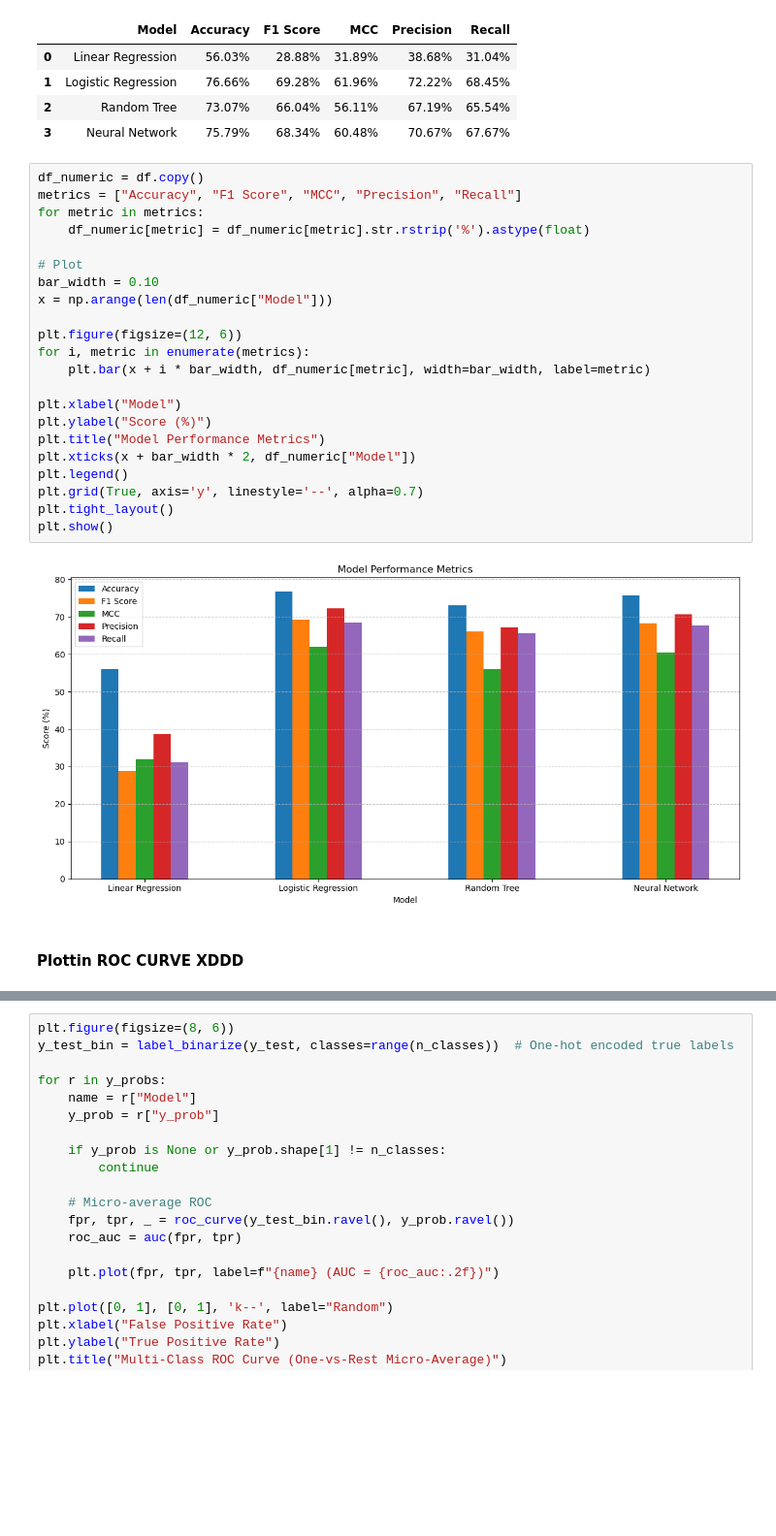
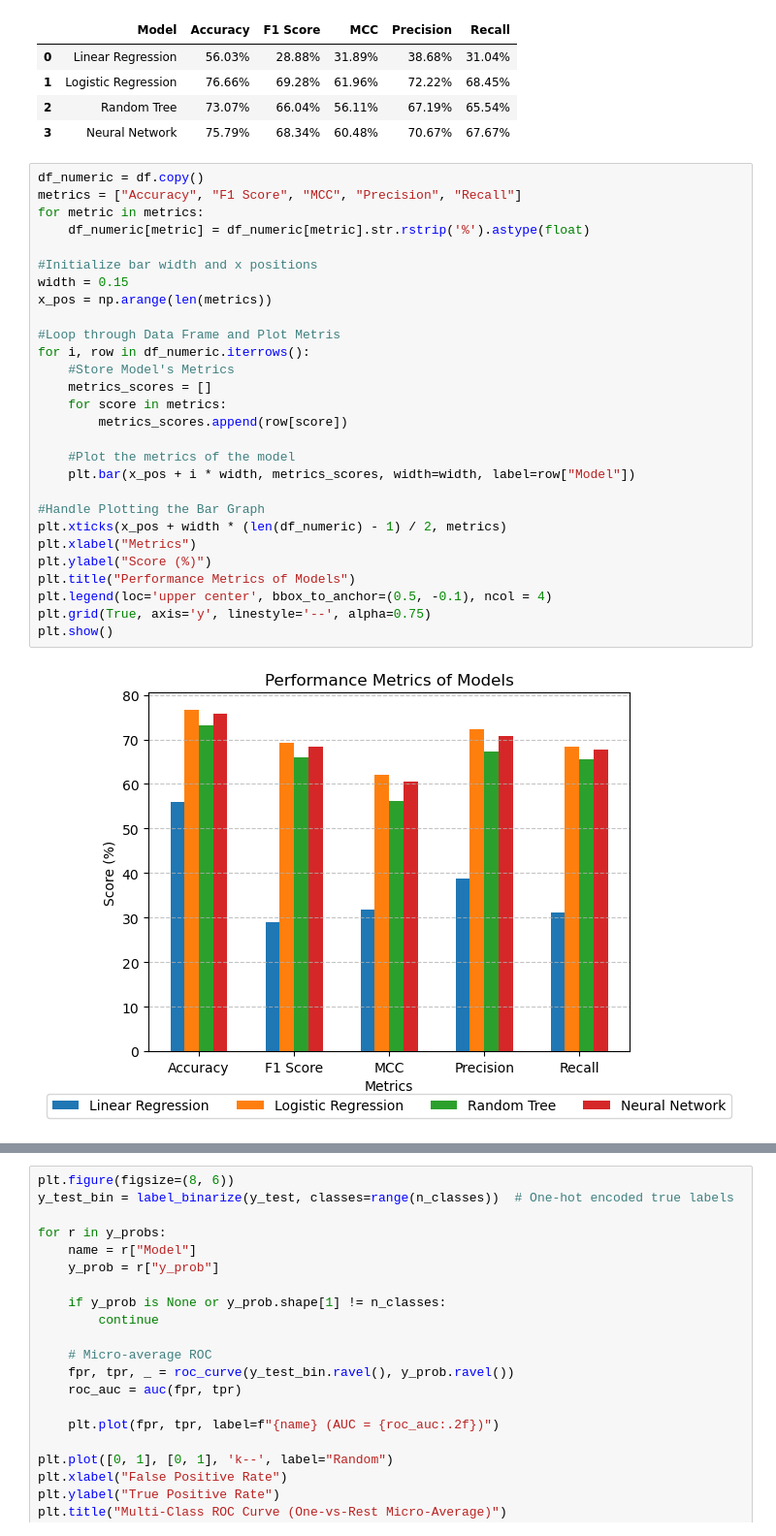
Before and after one commit to ethancla/student-success-ml, a Jupyter notebook: model_evaluations.ipynb, the cells around one changed output, grey strips where cells are left out. Shown at 97% size. Drawn from its saved outputs; the diff is of its cells as text; blank space fills up the shorter version.

Commit message:
Actual Updated Plots

```diff
--- a/model_evaluations.ipynb
+++ b/model_evaluations.ipynb
@@ -102,29 +102,33 @@ display(df)
 | 1 | Logistic Regression | 76.66% | 69.28% | 61.96% | 72.22% | 68.45% |
 | 2 | Random Tree | 73.07% | 66.04% | 56.11% | 67.19% | 65.54% |
 | 3 | Neural Network | 75.79% | 68.34% | 60.48% | 70.67% | 67.67% |
-# %%
-df_numeric = df.copy()
-metrics = ["Accuracy", "F1 Score", "MCC", "Precision", "Recall"]
-for metric in metrics:
-    df_numeric[metric] = df_numeric[metric].str.rstrip('%').astype(float)
-
-# Plot
-bar_width = 0.10
-x = np.arange(len(df_numeric["Model"]))
-
-plt.figure(figsize=(12, 6))
-for i, metric in enumerate(metrics):
-    plt.bar(x + i * bar_width, df_numeric[metric], width=bar_width, label=metric)
-
-plt.xlabel("Model")
-plt.ylabel("Score (%)")
-plt.title("Model Performance Metrics")
-plt.xticks(x + bar_width * 2, df_numeric["Model"])
-plt.legend()
-plt.grid(True, axis='y', linestyle='--', alpha=0.7)
-plt.tight_layout()
-plt.show()
-# %% [output]
-[figure, removed]
-# %% [markdown]
-#### Plottin ROC CURVE XDDD
+# %%
+df_numeric = df.copy()
+metrics = ["Accuracy", "F1 Score", "MCC", "Precision", "Recall"]
+for metric in metrics:
+    df_numeric[metric] = df_numeric[metric].str.rstrip('%').astype(float)
+
+#Initialize bar width and x positions
+width = 0.15
+x_pos = np.arange(len(metrics))
+
+#Loop through Data Frame and Plot Metris
+for i, row in df_numeric.iterrows():
+    #Store Model's Metrics
+    metrics_scores = []
+    for score in metrics:
+        metrics_scores.append(row[score])
+
+    #Plot the metrics of the model
+    plt.bar(x_pos + i * width, metrics_scores, width=width, label=row["Model"])
+
+#Handle Plotting the Bar Graph
+plt.xticks(x_pos + width * (len(df_numeric) - 1) / 2, metrics)
+plt.xlabel("Metrics")
+plt.ylabel("Score (%)")
+plt.title("Performance Metrics of Models")
+plt.legend(loc='upper center', bbox_to_anchor=(0.5, -0.1), ncol = 4)
+plt.grid(True, axis='y', linestyle='--', alpha=0.75)
+plt.show()
+# %% [output]
+[figure, added]
```
Also changed, not shown: parts of 3 cells of this notebook.
